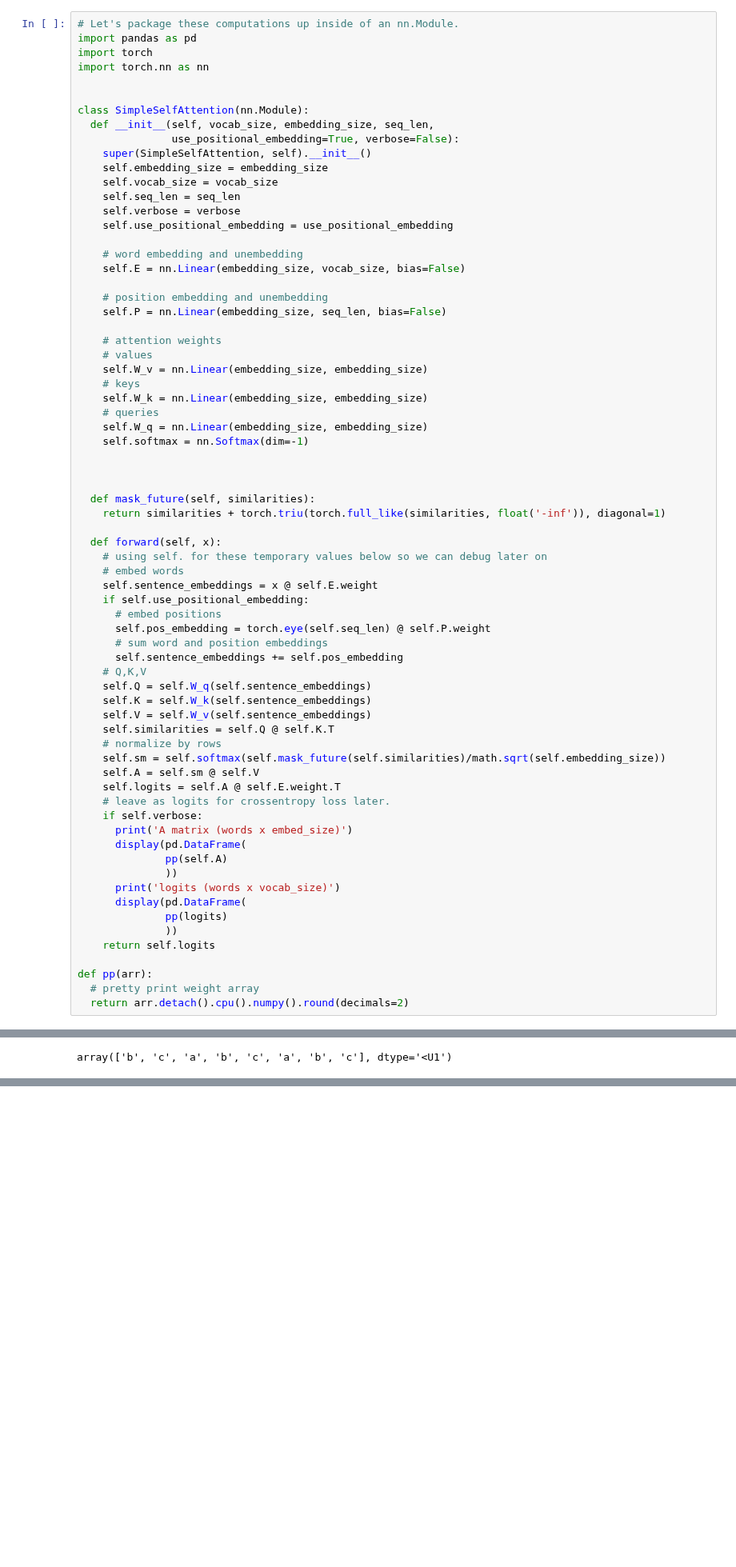
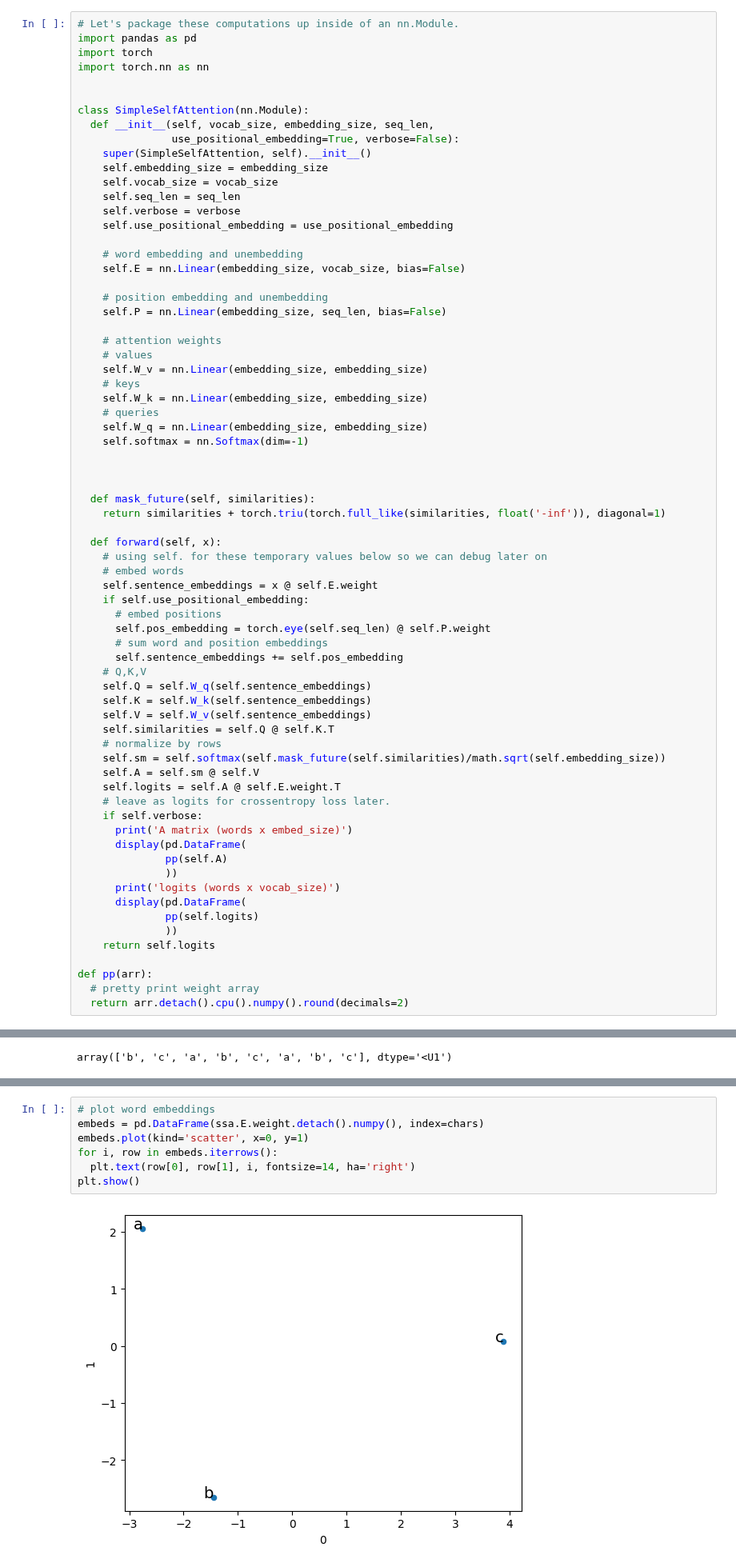
Before and after one commit to tulane-cmps6730/main, a Jupyter notebook: notebooks/10_Transformer.ipynb, the cells around one changed output, grey strips where cells are left out. Shown at 80% size. Drawn from its saved outputs; the diff is of its cells as text; blank space fills up the shorter version.

```diff
--- a/notebooks/10_Transformer.ipynb
+++ b/notebooks/10_Transformer.ipynb
@@ -441,7 +435,7 @@ class SimpleSelfAttention(nn.Module):
               ))
       print('logits (words x vocab_size)')
       display(pd.DataFrame(
-              pp(logits)
+              pp(self.logits)
               ))
     return self.logits
 
@@ -583,6 +577,15 @@ Parameter containing:
 tensor([[-2.7532,  2.0580],
         [-1.4466, -2.6530],
         [ 3.8879,  0.0807]], requires_grad=True)
+# %%
+# plot word embeddings
+embeds = pd.DataFrame(ssa.E.weight.detach().numpy(), index=chars)
+embeds.plot(kind='scatter', x=0, y=1)
+for i, row in embeds.iterrows():
+  plt.text(row[0], row[1], i, fontsize=14, ha='right')
+plt.show()
+# %% [output]
+[figure, added]
 # %% [markdown]
 ### Testing on long-range example
 # %% [markdown]
```
Also changed, not shown: parts of 10 cells of this notebook.
